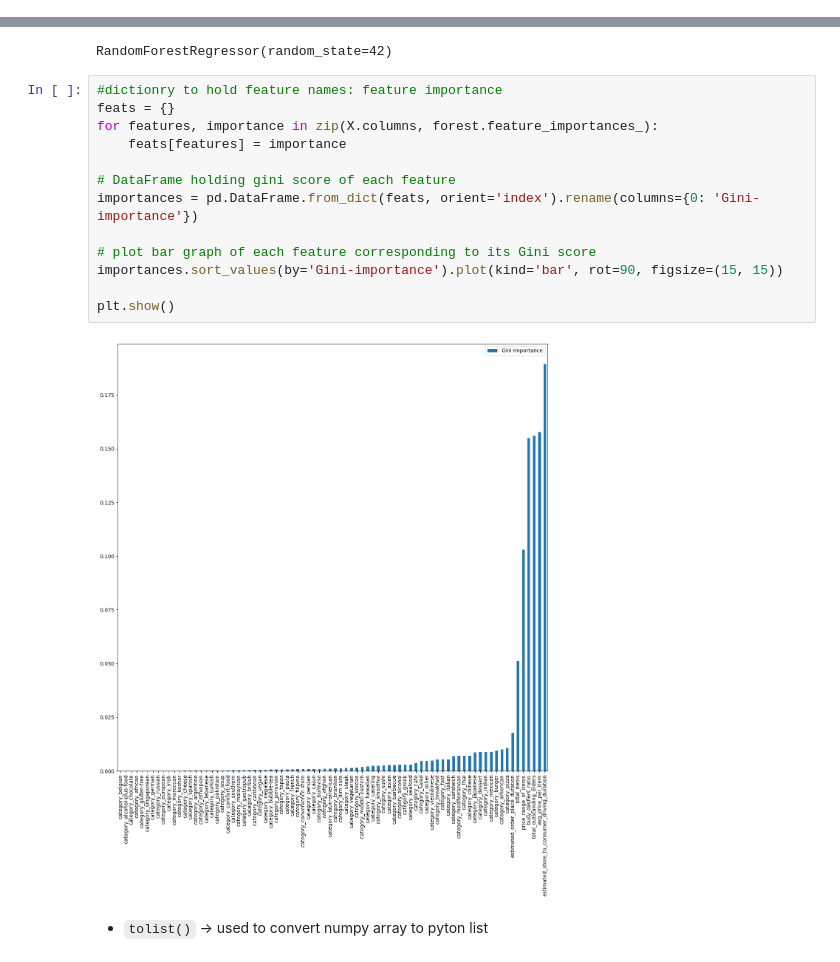
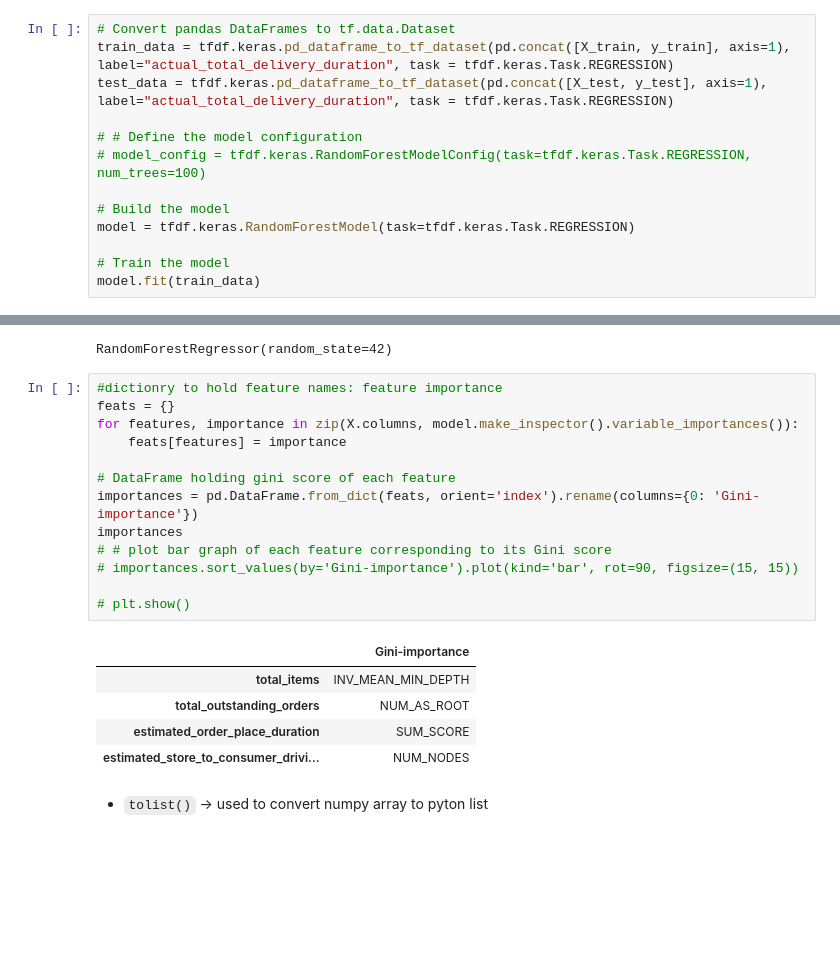
Before and after one commit to shailesh097/delivery_duration_prediction, a Jupyter notebook: delivery_duration.ipynb, the cells around one changed output, grey strips where cells are left out. Cells and saved outputs as stored; diff of their text form; blank space fills up the shorter version.

Commit message:
tf test

```diff
--- a/delivery_duration.ipynb
+++ b/delivery_duration.ipynb
@@ -590,3 +591,16 @@ from sklearn.model_selection import train_test_split
 X = train_df[selected_features] # training features
 y = train_df['actual_total_delivery_duration'] # training target
 X_train, X_test, y_train, y_test = train_test_split(X, y, test_size=0.2, random_state=42)
+# %%
+# Convert pandas DataFrames to tf.data.Dataset
+train_data = tfdf.keras.pd_dataframe_to_tf_dataset(pd.concat([X_train, y_train], axis=1), label="actual_total_delivery_duration", task = tfdf.keras.Task.REGRESSION)
+test_data = tfdf.keras.pd_dataframe_to_tf_dataset(pd.concat([X_test, y_test], axis=1), label="actual_total_delivery_duration", task = tfdf.keras.Task.REGRESSION)
+
+# # Define the model configuration
+# model_config = tfdf.keras.RandomForestModelConfig(task=tfdf.keras.Task.REGRESSION, num_trees=100)
+
+# Build the model
+model = tfdf.keras.RandomForestModel(task=tfdf.keras.Task.REGRESSION)
+
+# Train the model
+model.fit(train_data)
@@ -600,18 +663,22 @@ RandomForestRegressor(random_state=42)
 # %%
 #dictionry to hold feature names: feature importance
 feats = {}
-for features, importance in zip(X.columns, forest.feature_importances_):
+for features, importance in zip(X.columns, model.make_inspector().variable_importances()):
 	feats[features] = importance
 
 # DataFrame holding gini score of each feature
 importances = pd.DataFrame.from_dict(feats, orient='index').rename(columns={0: 'Gini-importance'})
+importances
+# # plot bar graph of each feature corresponding to its Gini score
+# importances.sort_values(by='Gini-importance').plot(kind='bar', rot=90, figsize=(15, 15))
 
-# plot bar graph of each feature corresponding to its Gini score
-importances.sort_values(by='Gini-importance').plot(kind='bar', rot=90, figsize=(15, 15))
-
-plt.show()
+# plt.show()
 # %% [output]
-[figure, removed]
+|  | Gini-importance |
+| total_items | INV_MEAN_MIN_DEPTH |
+| total_outstanding_orders | NUM_AS_ROOT |
+| estimated_order_place_duration | SUM_SCORE |
+| estimated_store_to_consumer_drivi... | NUM_NODES |
 # %% [markdown]
 - `tolist()` &rarr; used to convert numpy array to pyton list
 # %%
```
Also changed, not shown: parts of 6 cells of this notebook.
